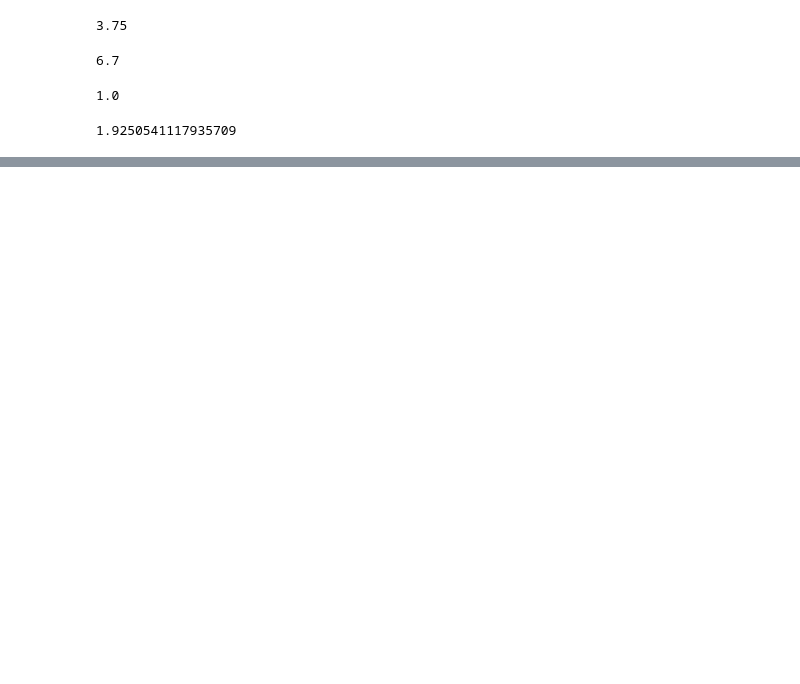
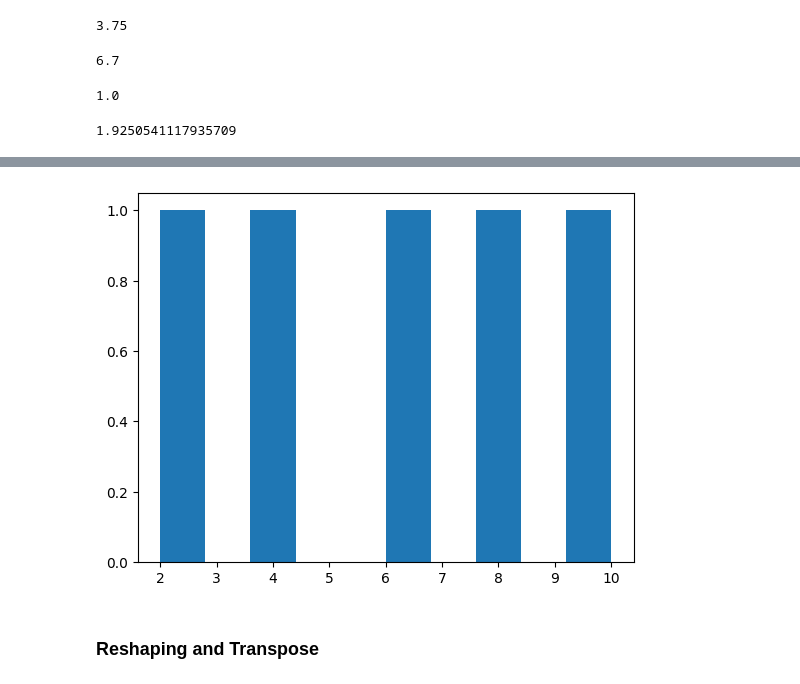
Before and after one commit to S-Arivukkarasu/Machine_Learning, a Jupyter notebook: Basic/numpy/Numpy.ipynb, the cells around one changed output, grey strips where cells are left out. Saved outputs shown, nothing was run; the diff lists cells and outputs as text; code cells hidden in the pictures; blank space fills up the shorter version.

```diff
--- a/Basic/numpy/Numpy.ipynb
+++ b/Basic/numpy/Numpy.ipynb
@@ -268,0 +291,7 @@ NameError: name 'np' is not defined
+# %%
+plt.hist(low_var_array)
+plt.show()
+# %% [output]
+[figure, added]
+# %% [markdown]
+### Reshaping and Transpose
```
Also changed, not shown: parts of 56 cells of this notebook, 5 other files.
